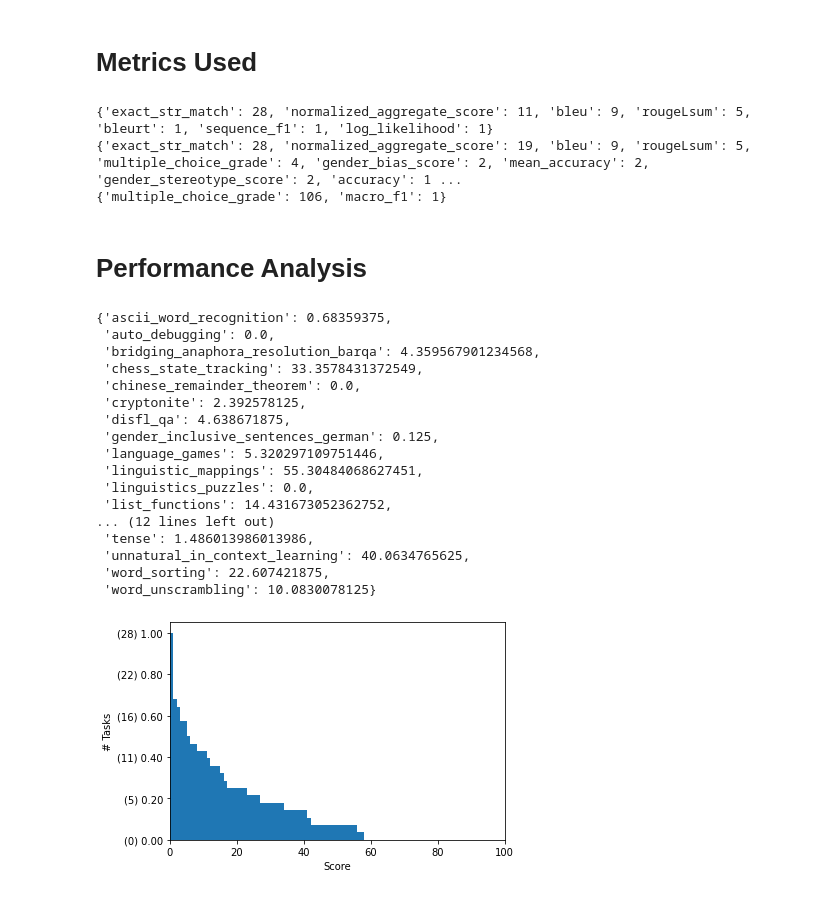
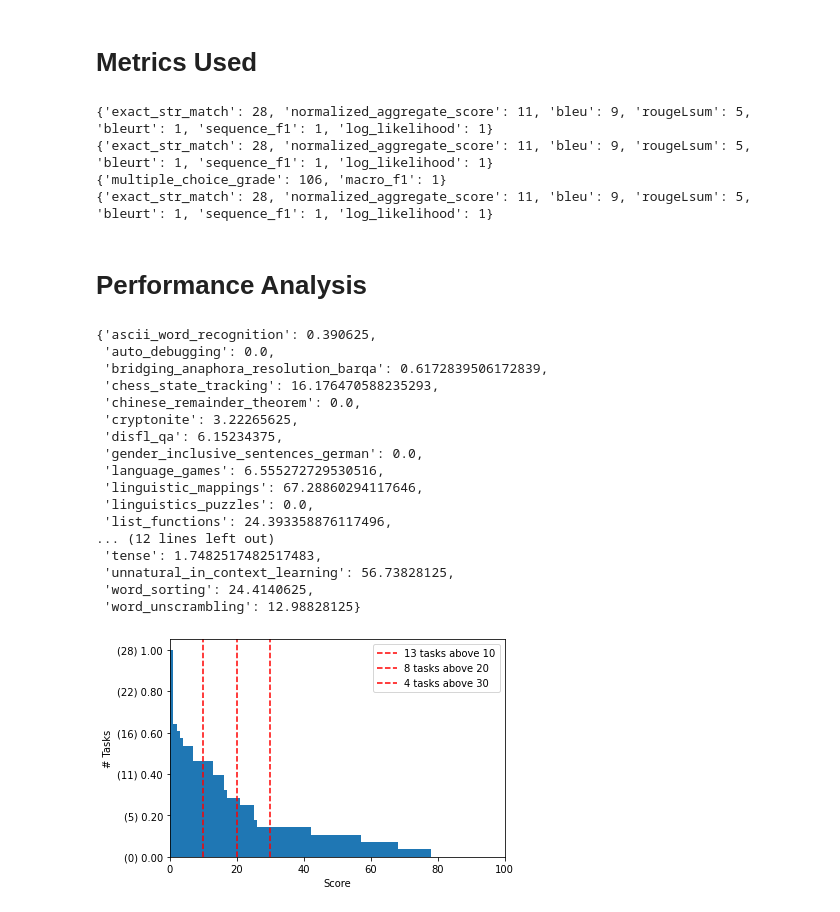
Before and after one commit to wschella/lass, a Jupyter notebook: notebooks/Analyse_TaskTypes.ipynb, the cells around one changed output. Saved outputs shown, nothing was run; the diff lists cells and outputs as text; code cells hidden in the pictures.

```diff
--- a/notebooks/Analyse_TaskTypes.ipynb
+++ b/notebooks/Analyse_TaskTypes.ipynb
@@ -170,10 +177,12 @@ def get_preferred_metrics(task_list):
 print(get_preferred_metrics(generative_non_mpc))
 print(get_preferred_metrics(scoring_non_mpc))
 print(get_preferred_metrics(mpc_only))
+print(get_preferred_metrics(generative_non_mpc.intersection(scoring_non_mpc)))
 # %% [output]
 {'exact_str_match': 28, 'normalized_aggregate_score': 11, 'bleu': 9, 'rougeLsum': 5, 'bleurt': 1, 'sequence_f1': 1, 'log_likelihood': 1}
-{'exact_str_match': 28, 'normalized_aggregate_score': 19, 'bleu': 9, 'rougeLsum': 5, 'multiple_choice_grade': 4, 'gender_bias_score': 2, 'mean_accuracy': 2, 'gender_stereotype_score': 2, 'accuracy': 1 ...
+{'exact_str_match': 28, 'normalized_aggregate_score': 11, 'bleu': 9, 'rougeLsum': 5, 'bleurt': 1, 'sequence_f1': 1, 'log_likelihood': 1}
 {'multiple_choice_grade': 106, 'macro_f1': 1}
+{'exact_str_match': 28, 'normalized_aggregate_score': 11, 'bleu': 9, 'rougeLsum': 5, 'bleurt': 1, 'sequence_f1': 1, 'log_likelihood': 1}
 # %% [markdown]
 # Performance Analysis
 # %%
@@ -211,25 +226,26 @@ def plot_cumulative_performance(task_list, metrics: list):
     return scores
-# %%
-plot_cumulative_performance(scoring_non_mpc, ["exact_str_match"])
-# %% [output]
-{'ascii_word_recognition': 0.68359375,
- 'auto_debugging': 0.0,
- 'bridging_anaphora_resolution_barqa': 4.359567901234568,
- 'chess_state_tracking': 33.3578431372549,
- 'chinese_remainder_theorem': 0.0,
- 'cryptonite': 2.392578125,
- 'disfl_qa': 4.638671875,
- 'gender_inclusive_sentences_german': 0.125,
- 'language_games': 5.320297109751446,
- 'linguistic_mappings': 55.30484068627451,
- 'linguistics_puzzles': 0.0,
- 'list_functions': 14.431673052362752,
-... (12 lines left out)
- 'tense': 1.486013986013986,
- 'unnatural_in_context_learning': 40.0634765625,
- 'word_sorting': 22.607421875,
- 'word_unscrambling': 10.0830078125}
-[figure, removed]
+# %%
+plot_cumulative_performance(scoring_non_mpc, ["exact_str_match"], tresholds=[10, 20, 30])
+# For 3-shot, number of tasks above thresholds doubles vs 0-shot
+# %% [output]
+{'ascii_word_recognition': 0.390625,
+ 'auto_debugging': 0.0,
+ 'bridging_anaphora_resolution_barqa': 0.6172839506172839,
+ 'chess_state_tracking': 16.176470588235293,
+ 'chinese_remainder_theorem': 0.0,
+ 'cryptonite': 3.22265625,
+ 'disfl_qa': 6.15234375,
+ 'gender_inclusive_sentences_german': 0.0,
+ 'language_games': 6.555272729530516,
+ 'linguistic_mappings': 67.28860294117646,
+ 'linguistics_puzzles': 0.0,
+ 'list_functions': 24.393358876117496,
+... (12 lines left out)
+ 'tense': 1.7482517482517483,
+ 'unnatural_in_context_learning': 56.73828125,
+ 'word_sorting': 24.4140625,
+ 'word_unscrambling': 12.98828125}
+[figure, added]
 # %%
 plot_cumulative_performance(scoring_non_mpc, ["bleu"])
 # %% [output]
```
Also changed, not shown: parts of 12 cells of this notebook, 1 other file.
